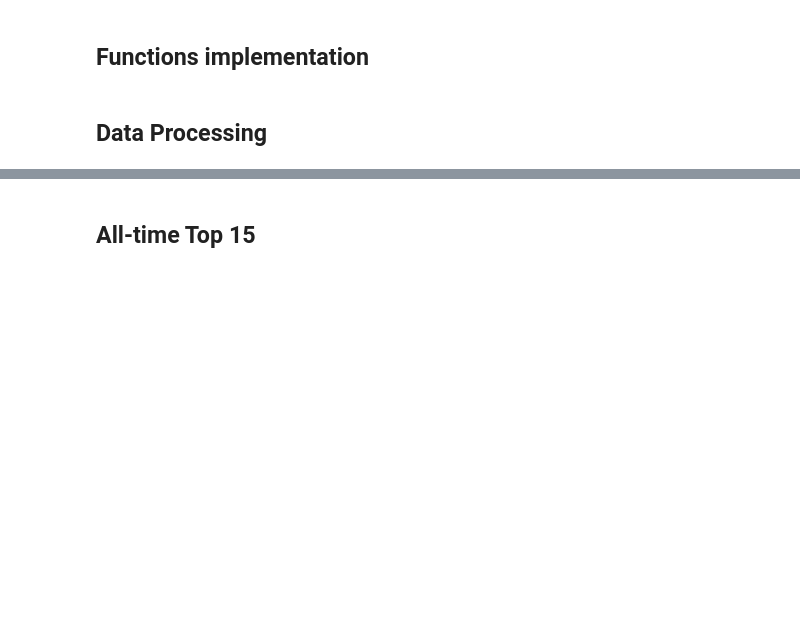
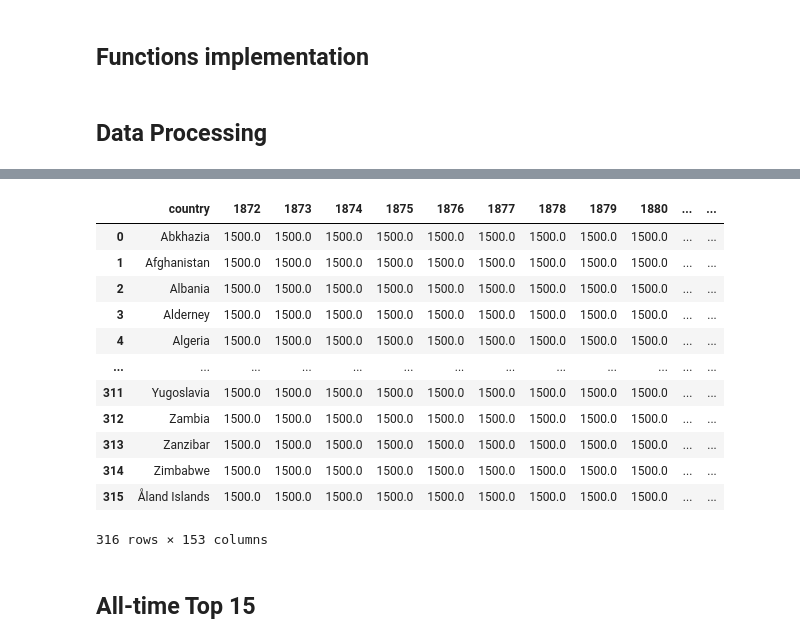
Before and after one commit to ryann-arruda/python-data-analysis, a Jupyter notebook: project_code.ipynb, the cells around one changed output, grey strips where cells are left out. Drawn from its saved outputs; the diff is of its cells as text; code cells hidden in the pictures; blank space fills up the shorter version.

```diff
--- a/project_code.ipynb
+++ b/project_code.ipynb
@@ -527,3 +482,61 @@ countries_ranking
+# %%
+# Assigning default rating of 1500 to each team
+unique_team_list = np.unique(pd.concat([results.home_team, results.away_team], ignore_index=True))
+rating_dict = {team:1500 for team in unique_team_list}
+# Assign each year of dataset
+year_list = results.year.unique()
+year_dict = dict()
+
+# Itarate years to calculate elo ranking
+for year in year_list:
+    # Select mask with year of the iteration
+    mask = results['year'] == year
+    results_temp = results[mask][['home_team', 'away_team', 'goal_dif', 'tournament', 'neutral']]
+
+    # Iterate dataframe to calculate elo ranking changes
+    for index, row in results_temp.iterrows():
+
+        # Get home and away teams names
+        home_team = row.home_team
+        away_team = row.away_team
+
+        # Get other informations
+        goal_dif = row.goal_dif
+        tournament = row.tournament
+        neutral = row.neutral
+
+        # Get home and away teams scores
+        home_team_score = rating_dict[home_team]
+        away_team_score = rating_dict[away_team]
+
+        # Calculate new scores according to result of the match
+        home_team_score = elo(home_team_score, away_team_score, goal_dif, tournament, neutral, home=True)
+        away_team_score = elo(home_team_score, away_team_score, goal_dif, tournament, neutral, home=False)
+
+        # Assign new scores
+        rating_dict[home_team] = home_team_score
+        rating_dict[away_team] = away_team_score
+
+    # Transform rating_dict into DataFrame
+    year_dict[year] = rating_dict.copy()
+
+country_ranking = pd.DataFrame.from_dict(year_dict)
+country_ranking = country_ranking.reset_index().rename(columns={'index': 'country'})
+country_ranking
+# %% [output]
+|  | country | 1872 | 1873 | 1874 | 1875 | 1876 | 1877 | 1878 | 1879 | 1880 | ... | ... |
+| 0 | Abkhazia | 1500.0 | 1500.0 | 1500.0 | 1500.0 | 1500.0 | 1500.0 | 1500.0 | 1500.0 | 1500.0 | ... | ... |
+| 1 | Afghanistan | 1500.0 | 1500.0 | 1500.0 | 1500.0 | 1500.0 | 1500.0 | 1500.0 | 1500.0 | 1500.0 | ... | ... |
+| 2 | Albania | 1500.0 | 1500.0 | 1500.0 | 1500.0 | 1500.0 | 1500.0 | 1500.0 | 1500.0 | 1500.0 | ... | ... |
+| 3 | Alderney | 1500.0 | 1500.0 | 1500.0 | 1500.0 | 1500.0 | 1500.0 | 1500.0 | 1500.0 | 1500.0 | ... | ... |
+| 4 | Algeria | 1500.0 | 1500.0 | 1500.0 | 1500.0 | 1500.0 | 1500.0 | 1500.0 | 1500.0 | 1500.0 | ... | ... |
+| ... | ... | ... | ... | ... | ... | ... | ... | ... | ... | ... | ... | ... |
+| 311 | Yugoslavia | 1500.0 | 1500.0 | 1500.0 | 1500.0 | 1500.0 | 1500.0 | 1500.0 | 1500.0 | 1500.0 | ... | ... |
+| 312 | Zambia | 1500.0 | 1500.0 | 1500.0 | 1500.0 | 1500.0 | 1500.0 | 1500.0 | 1500.0 | 1500.0 | ... | ... |
+| 313 | Zanzibar | 1500.0 | 1500.0 | 1500.0 | 1500.0 | 1500.0 | 1500.0 | 1500.0 | 1500.0 | 1500.0 | ... | ... |
+| 314 | Zimbabwe | 1500.0 | 1500.0 | 1500.0 | 1500.0 | 1500.0 | 1500.0 | 1500.0 | 1500.0 | 1500.0 | ... | ... |
+| 315 | Åland Islands | 1500.0 | 1500.0 | 1500.0 | 1500.0 | 1500.0 | 1500.0 | 1500.0 | 1500.0 | 1500.0 | ... | ... |
+316 rows × 153 columns
 # %% [markdown]
 ## **All-time Top 15**
 # %%
```
Also changed, not shown: parts of 17 cells of this notebook.
